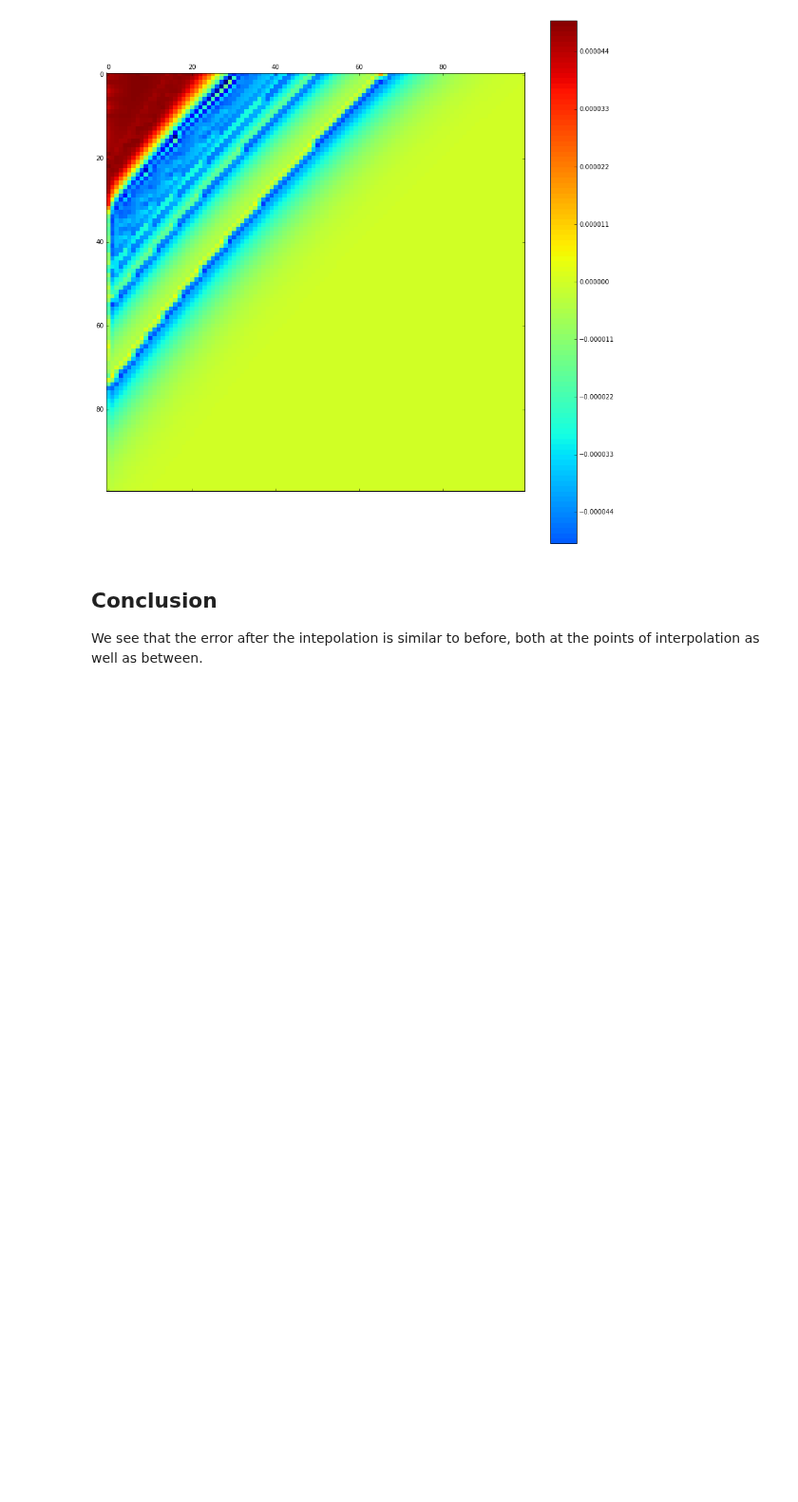
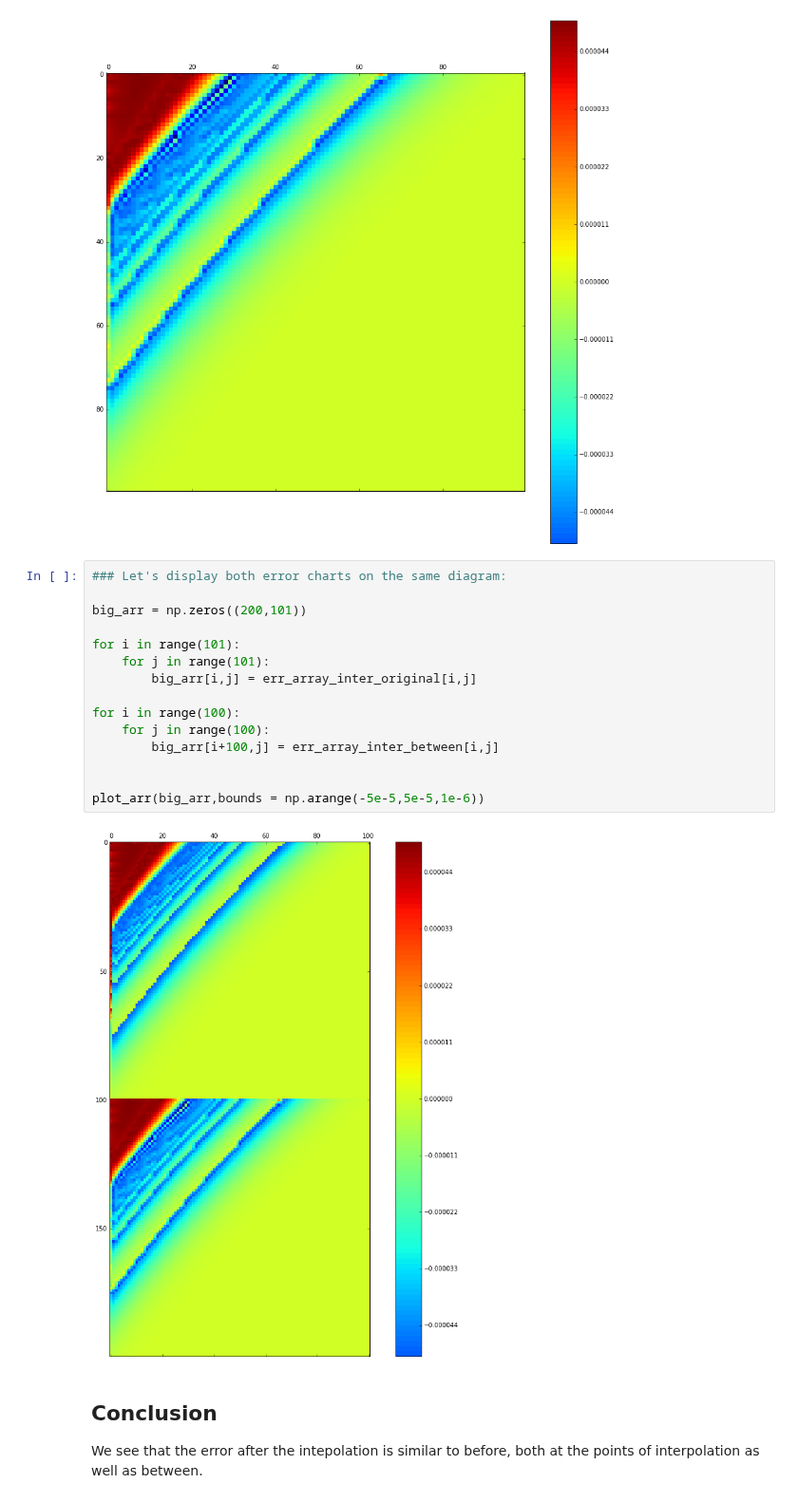
Before and after one commit to tabakg/potapov_interpolation, a Jupyter notebook: Dispersion_relation_interpolation (newton's method, tracing).ipynb, the cells around one changed output. Shown at 95% size. Drawn from its saved outputs; the diff is of its cells as text; blank space fills up the shorter version.

Commit message:
added diagram to ipython notebook with better colors

```diff
--- a/Dispersion_relation_interpolation (newton's method, tracing).ipynb
+++ b/Dispersion_relation_interpolation (newton's method, tracing).ipynb
@@ -506,6 +506,23 @@ sum(sum(abs(err_array_inter_between)))/100**2
 plot_arr(err_array_inter_between,bounds = np.arange(-5e-5,5e-5,1e-6))
 # %% [output]
 [figure]
+# %%
+### Let's display both error charts on the same diagram:
+
+big_arr = np.zeros((200,101))
+
+for i in range(101):
+    for j in range(101):
+        big_arr[i,j] = err_array_inter_original[i,j]
+
+for i in range(100):
+    for j in range(100):
+        big_arr[i+100,j] = err_array_inter_between[i,j]
+
+
+plot_arr(big_arr,bounds = np.arange(-5e-5,5e-5,1e-6))
+# %% [output]
+[figure, added]
 # %% [markdown]
 ## Conclusion
 
```
